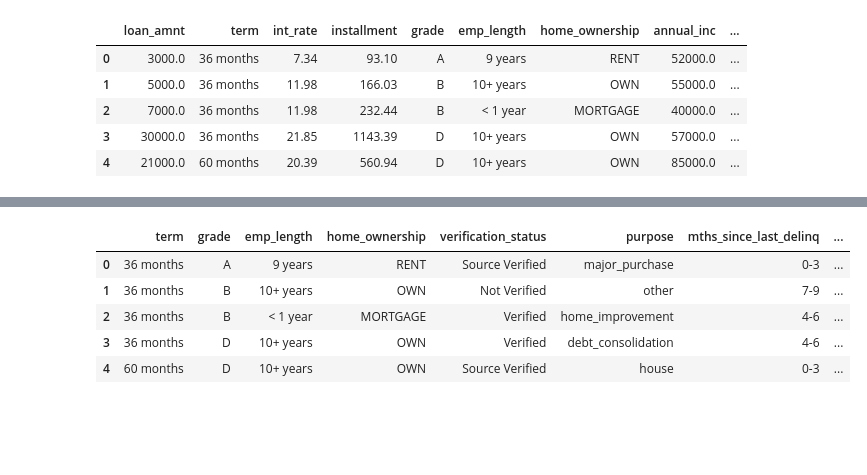
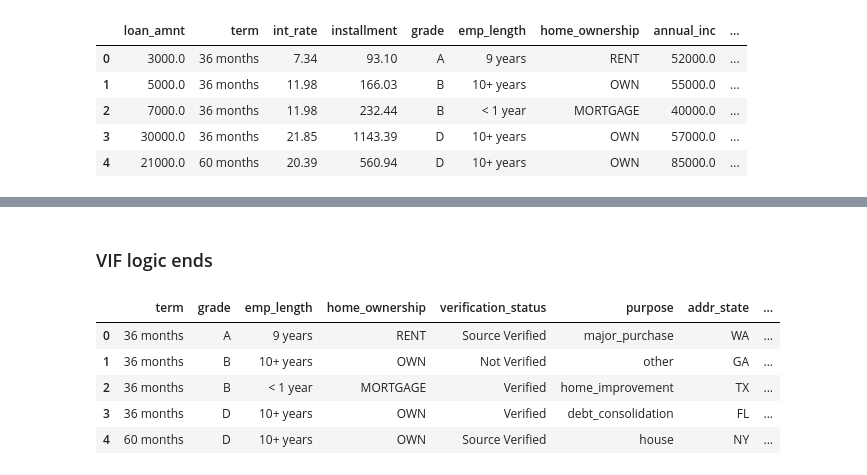
Before and after one commit to Jkay97/Loan-Default-prediction, a Jupyter notebook: ModelBuilding_RF_harsh.ipynb, the cells around one changed output, grey strips where cells are left out. Cells and saved outputs as stored; diff of their text form; code cells hidden in the pictures; blank space fills up the shorter version.

```diff
--- a/ModelBuilding_RF_harsh.ipynb
+++ b/ModelBuilding_RF_harsh.ipynb
@@ -91,0 +180,2 @@ df_no_out.head()
+# %%
+df_no_out_num_vif = df_no_out[col]
@@ -91,0 +186,2 @@ df_no_out.head()
+# %%
+df_no_out_cat = df_no_out.select_dtypes(include='object')
@@ -91,0 +192,5 @@ df_no_out.head()
+# %%
+df_no_out_num_vif.reset_index(drop=True,inplace=True)
+df_no_out_cat.reset_index(drop=True,inplace=True)
+# %%
+df_no_out_vif = pd.concat([df_no_out_num_vif,df_no_out_cat],axis=1)
@@ -92,11 +206,13 @@ df_no_out.head()
+# %% [markdown]
+### VIF logic ends
 # %%
-df_no_out.select_dtypes(include='object').head()
+df_no_out_vif.select_dtypes(include='object').head()
 # %% [output]
-|  | term | grade | emp_length | home_ownership | verification_status | purpose | mths_since_last_delinq | ... |
-| 0 | 36 months | A | 9 years | RENT | Source Verified | major_purchase | 0-3 | ... |
-| 1 | 36 months | B | 10+ years | OWN | Not Verified | other | 7-9 | ... |
-| 2 | 36 months | B | < 1 year | MORTGAGE | Verified | home_improvement | 4-6 | ... |
-| 3 | 36 months | D | 10+ years | OWN | Verified | debt_consolidation | 4-6 | ... |
-| 4 | 60 months | D | 10+ years | OWN | Source Verified | house | 0-3 | ... |
+|  | term | grade | emp_length | home_ownership | verification_status | purpose | addr_state | ... |
+| 0 | 36 months | A | 9 years | RENT | Source Verified | major_purchase | WA | ... |
+| 1 | 36 months | B | 10+ years | OWN | Not Verified | other | GA | ... |
+| 2 | 36 months | B | < 1 year | MORTGAGE | Verified | home_improvement | TX | ... |
+| 3 | 36 months | D | 10+ years | OWN | Verified | debt_consolidation | FL | ... |
+| 4 | 60 months | D | 10+ years | OWN | Source Verified | house | NY | ... |
 # %%
 term_values = {' 36 months': 36, ' 60 months': 60}
```
Also changed, not shown: parts of 31 cells of this notebook.
